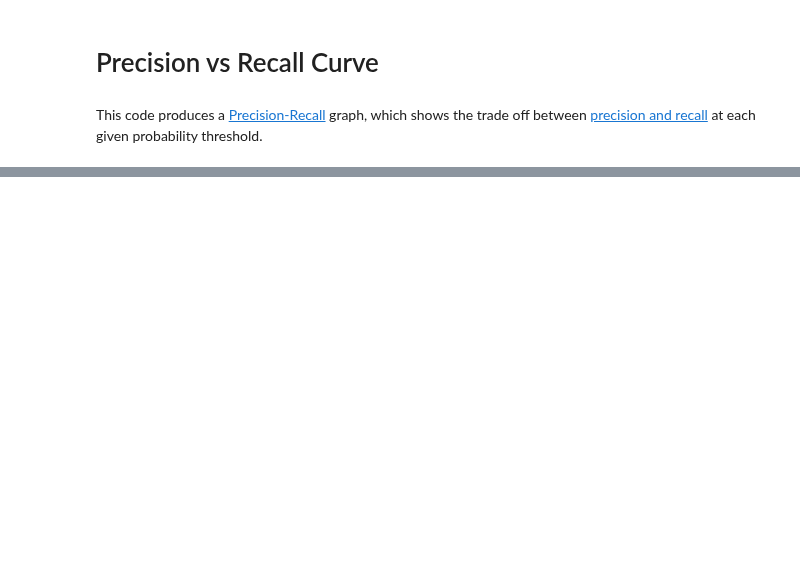
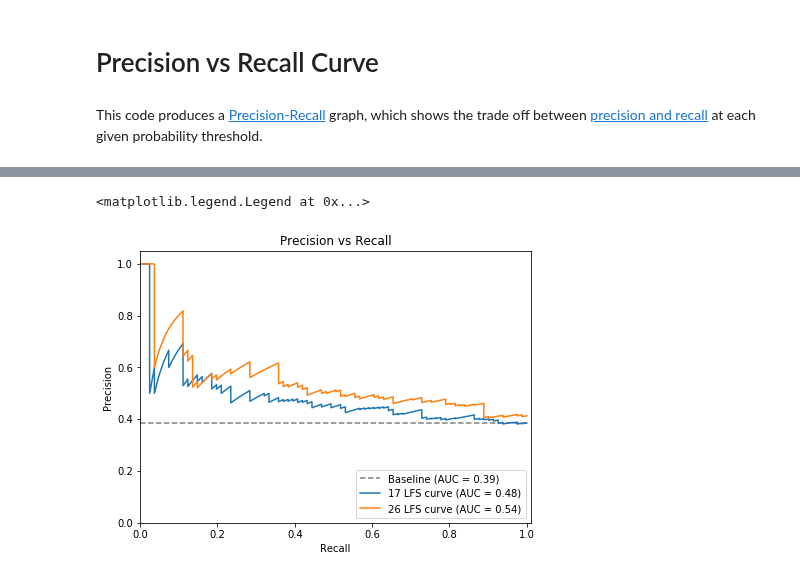
Before and after one commit to greenelab/snorkeling, a Jupyter notebook: All_Relationships/5.sentence-prediction-analysis.ipynb, the cells around one changed output, grey strips where cells are left out. Saved outputs shown, nothing was run; the diff lists cells and outputs as text; code cells hidden in the pictures; blank space fills up the shorter version.

```diff
--- a/All_Relationships/5.sentence-prediction-analysis.ipynb
+++ b/All_Relationships/5.sentence-prediction-analysis.ipynb
@@ -176,0 +197,24 @@ model_marginals.to_csv("stratified_data/lstm_disease_gene_holdout/total_test_mar
+# %%
+plt.figure(figsize=(7,5))
+
+positive_class = dev_sentence_df.curated_dsh.values.sum()/dev_sentence_df.shape[0]
+plt.plot([0,1], [positive_class, positive_class], color='grey',
+         linestyle='--', label='Baseline (AUC = {:0.2f})'.format(positive_class))
+
+precision, recall, _ = precision_recall_curve(dev_sentence_df.curated_dsh.values, marginals_17_df['Doc2Vec All'])
+model_auc = auc(recall, precision)
+plt.plot(recall, precision, label="{} curve (AUC = {:0.2f})".format('17 LFS', model_auc))
+
+precision, recall, _ = precision_recall_curve(dev_sentence_df.curated_dsh.values, marginals_26_df['LSTM'])
+model_auc = auc(recall, precision)
+plt.plot(recall, precision, label="{} curve (AUC = {:0.2f})".format('26 LFS', model_auc))
+
+plt.ylabel('Precision')
+plt.xlabel('Recall')
+plt.title('Precision vs Recall')
+plt.xlim([0, 1.01])
+plt.ylim([0, 1.05])
+plt.legend(loc="lower right")
+# %% [output]
+<matplotlib.legend.Legend at 0x...>
+[figure, added]
```
Also changed, not shown: parts of 12 cells of this notebook, 3 other files.
